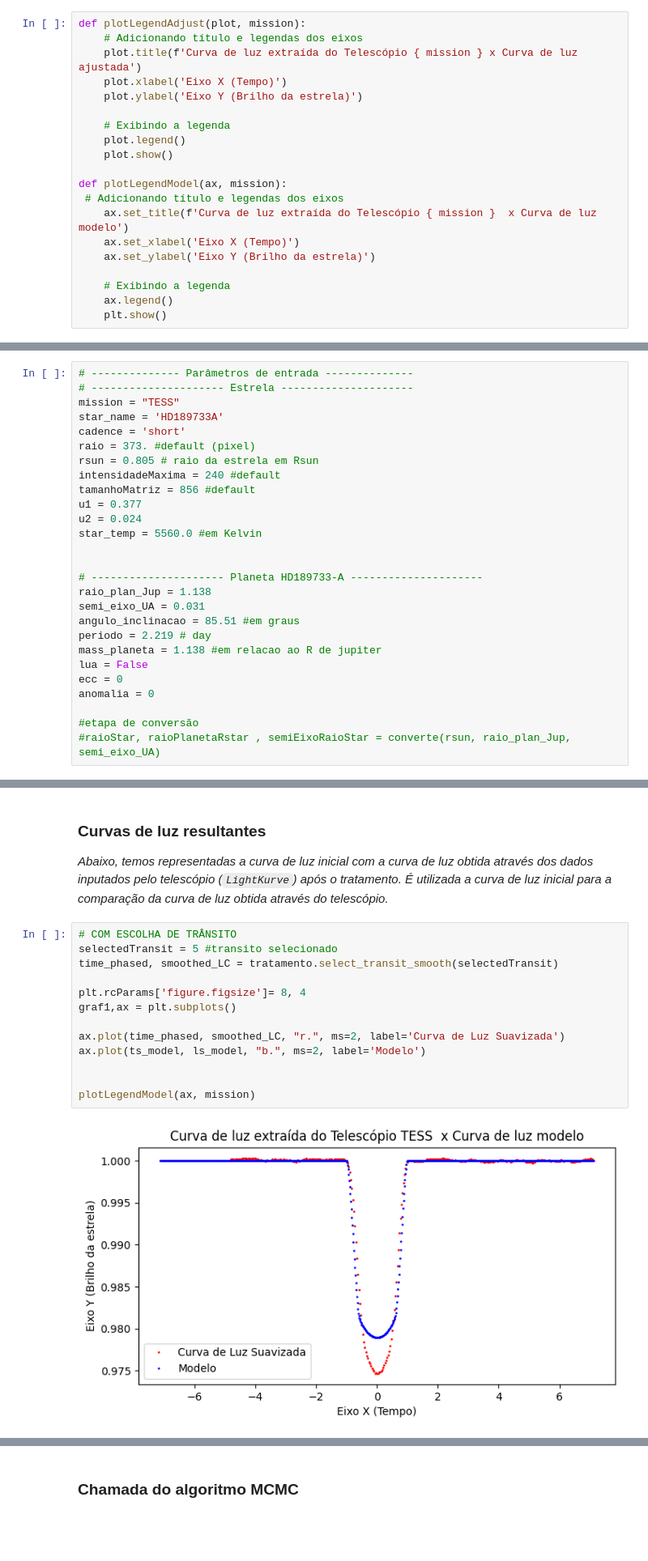
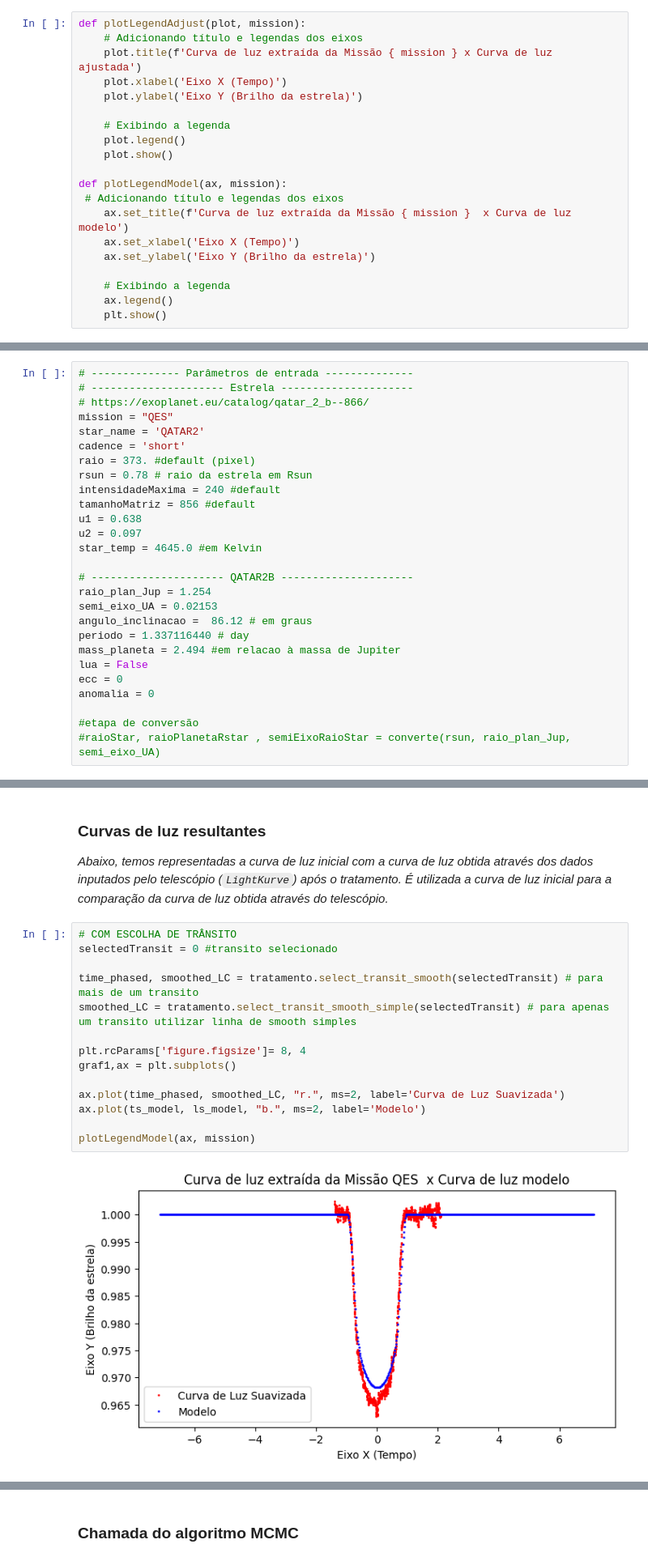
Before and after one commit to Transit-Model-CRAAM/pipelineMCMC, a Jupyter notebook: Eclipse/main-mcmc.ipynb, the cells around one changed output, grey strips where cells are left out. Shown at 81% size. Drawn from its saved outputs; the diff is of its cells as text; blank space fills up the shorter version.

````diff
--- a/Eclipse/main-mcmc.ipynb
+++ b/Eclipse/main-mcmc.ipynb
@@ -16,7 +16,7 @@ import corner
 # %%
 def plotLegendAdjust(plot, mission):
     # Adicionando título e legendas dos eixos
-    plot.title(f'Curva de luz extraída do Telescópio { mission } x Curva de luz ajustada')
+    plot.title(f'Curva de luz extraída da Missão { mission } x Curva de luz ajustada')
     plot.xlabel('Eixo X (Tempo)')
     plot.ylabel('Eixo Y (Brilho da estrela)')
 
@@ -26,7 +26,7 @@ def plotLegendAdjust(plot, mission):
 
 def plotLegendModel(ax, mission):
  # Adicionando título e legendas dos eixos
-    ax.set_title(f'Curva de luz extraída do Telescópio { mission }  x Curva de luz modelo')
+    ax.set_title(f'Curva de luz extraída da Missão { mission }  x Curva de luz modelo')
     ax.set_xlabel('Eixo X (Tempo)')
     ax.set_ylabel('Eixo Y (Brilho da estrela)')
 
@@ -41,24 +41,24 @@ Os parâmetros de criação da estrela e eclipse, juntamente com a(s) lua(s) est
 # %%
 # -------------- Parâmetros de entrada --------------
 # --------------------- Estrela ---------------------
-mission = "TESS"
-star_name = 'HD189733A'
+# https://exoplanet.eu/catalog/qatar_2_b--866/
+mission = "QES"
+star_name = 'QATAR2'
 cadence = 'short'
 raio = 373. #default (pixel)
-rsun = 0.805 # raio da estrela em Rsun
+rsun = 0.78 # raio da estrela em Rsun
 intensidadeMaxima = 240 #default
 tamanhoMatriz = 856 #default
-u1 = 0.377
-u2 = 0.024
-star_temp = 5560.0 #em Kelvin
+u1 = 0.638
+u2 = 0.097
+star_temp = 4645.0 #em Kelvin
 
-
-# --------------------- Planeta HD189733-A ---------------------
-raio_plan_Jup = 1.138
-semi_eixo_UA = 0.031
-angulo_inclinacao = 85.51 #em graus
-periodo = 2.219 # day
-mass_planeta = 1.138 #em relacao ao R de jupiter
+# --------------------- QATAR2B ---------------------
+raio_plan_Jup = 1.254
+semi_eixo_UA = 0.02153
+angulo_inclinacao =  86.12 # em graus
+periodo = 1.337116440 # day
+mass_planeta = 2.494 #em relacao à massa de Jupiter
 lua = False
 ecc = 0
 anomalia = 0
@@ -144,19 +152,20 @@ for i in range(int(nt)):
 _Abaixo, temos representadas a curva de luz inicial com a curva de luz obtida através dos dados inputados pelo telescópio (```LightKurve```) após o tratamento. É utilizada a curva de luz inicial para a comparação da curva de luz obtida através do telescópio._
 # %%
 # COM ESCOLHA DE TRÂNSITO
-selectedTransit = 5 #transito selecionado
-time_phased, smoothed_LC = tratamento.select_transit_smooth(selectedTransit)
+selectedTransit = 0 #transito selecionado
+
+time_phased, smoothed_LC = tratamento.select_transit_smooth(selectedTransit) # para mais de um transito
+smoothed_LC = tratamento.select_transit_smooth_simple(selectedTransit) # para apenas um transito utilizar linha de smooth simples
 
 plt.rcParams['figure.figsize']= 8, 4
 graf1,ax = plt.subplots()
 
 ax.plot(time_phased, smoothed_LC, "r.", ms=2, label='Curva de Luz Suavizada')
 ax.plot(ts_model, ls_model, "b.", ms=2, label='Modelo')
 
-
 plotLegendModel(ax, mission)
 # %% [output]
-[figure, old version]
+[figure, new version]
 # %% [markdown]
 # 📝 MCMC
 _Ajustes realizados para a aplicação do algoritmo MCMC. As variáveis ```nwalkers```, ```niter``` e ```burnin``` podem ser alteradas conforme o pesquisador achar necessário para a aplicação do algoritmo_
````
Also changed, not shown: parts of 10 cells of this notebook, 3 other files.
